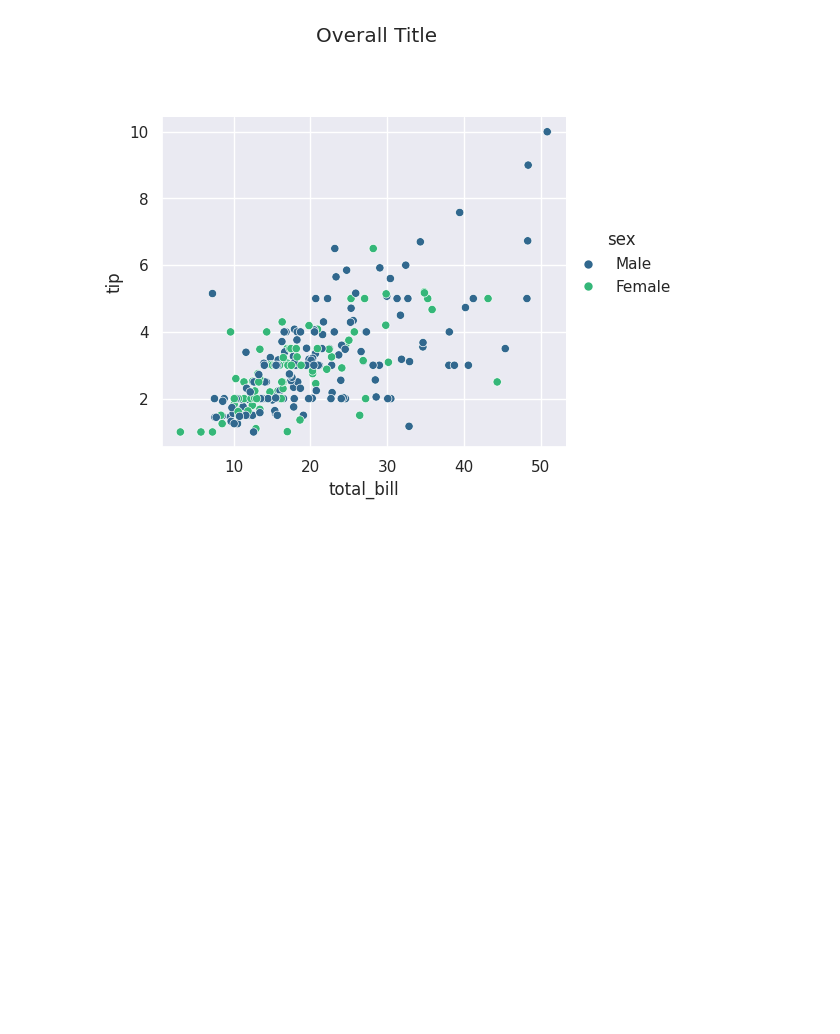
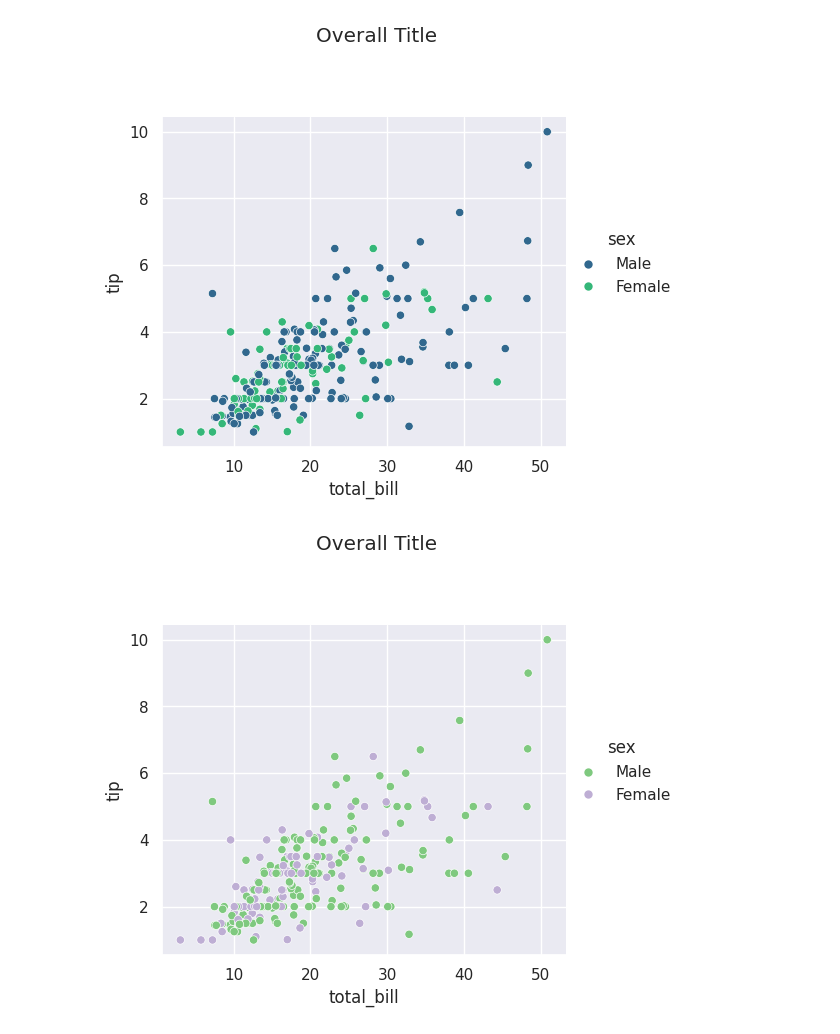
Before and after one commit to anumit-web/Seaborn-tutorial-3, a Jupyter notebook: Seaborn_test_3_1.ipynb, the cells around one changed output. Saved outputs shown, nothing was run; the diff lists cells and outputs as text; code cells hidden in the pictures; blank space fills up the shorter version.

```diff
--- a/Seaborn_test_3_1.ipynb
+++ b/Seaborn_test_3_1.ipynb
@@ -96,3 +96,9 @@ mygraph.fig.suptitle('Overall Title')
 mygraph.fig.subplots_adjust(top=.8)
 # %% [output]
 [figure]
+# %%
+mygraph = sns.relplot(data=tips, x="total_bill", y="tip", hue="sex", palette = 'Accent', kind="scatter")
+mygraph.fig.suptitle('Overall Title')
+mygraph.fig.subplots_adjust(top=.8)
+# %% [output]
+[figure, added]
```
